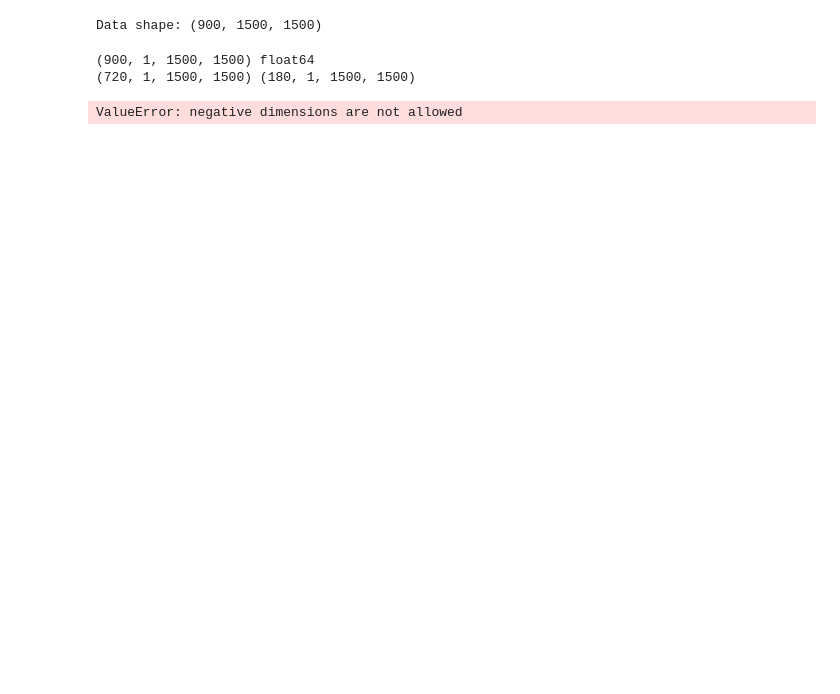
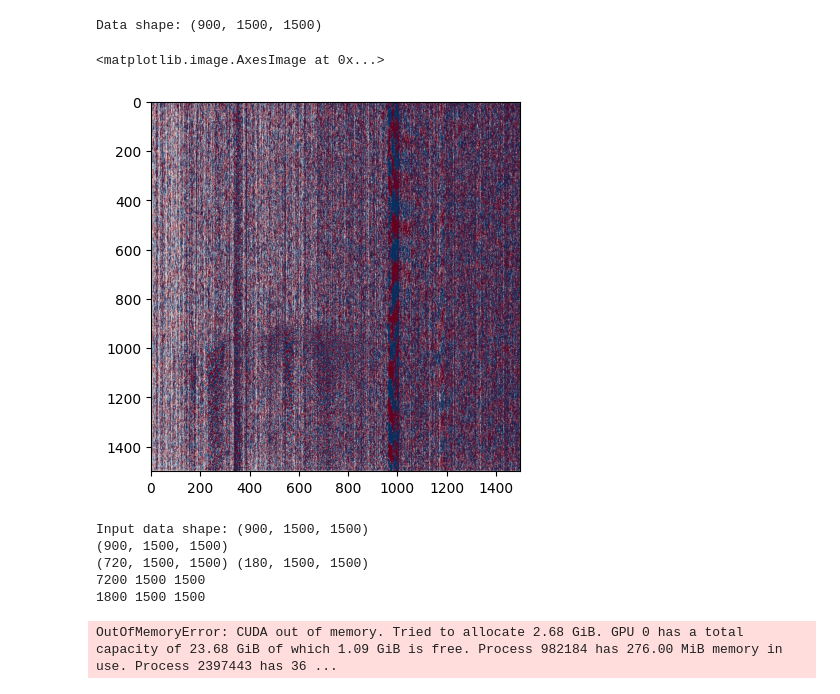
Before and after one commit to uwfiberlab/FM_Denoising_DAS, a Jupyter notebook: src/train_model.ipynb, the cells around one changed output. Cells and saved outputs as stored; diff of their text form; code cells hidden in the pictures; blank space fills up the shorter version.

```diff
--- a/src/train_model.ipynb
+++ b/src/train_model.ipynb
@@ -28,6 +29,11 @@ data_array = np.stack(data_list)
 print(f"Data shape: {data_array.shape}")
 # %% [output]
 Data shape: (900, 1500, 1500)
+# %%
+plt.imshow(data_array[1, :, :], cmap="RdBu", vmin=-0.1, vmax=0.1)
+# %% [output]
+<matplotlib.image.AxesImage at 0x...>
+[figure, added]
 # %%
 class EarlyStopping:
     """Early stops the training if validation loss doesn't improve after a given patience."""
@@ -197,11 +205,28 @@ def train(data): # data is a numpy array
 
     return model, avg_train_losses, avg_valid_losses
 # %%
-model, avg_train_losses, avg_valid_losses = train(data_array)
+# gc.collect()
+# model, avg_train_losses, avg_valid_losses = train(data_array)
+
+# Train the model with the correct data format
+
+gc.collect()
+
+# Fix the data format issue by reshaping the data
+# The dataflow class expects data in shape (N, X, T) not (N, C, X, T)
+fixed_data = data_array  # Use original data shape (N, X, T)
+
+print(f"Input data shape: {fixed_data.shape}")
+
+# Call the train function with correctly shaped data
+model, avg_train_losses, avg_valid_losses = train(fixed_data)
 # %% [output]
-(900, 1, 1500, 1500) float64
-(720, 1, 1500, 1500) (180, 1, 1500, 1500)
+Input data shape: (900, 1500, 1500)
+(900, 1500, 1500)
+(720, 1500, 1500) (180, 1500, 1500)
+7200 1500 1500
+1800 1500 1500
-ValueError: negative dimensions are not allowed
+OutOfMemoryError: CUDA out of memory. Tried to allocate 2.68 GiB. GPU 0 has a total capacity of 23.68 GiB of which 1.09 GiB is free. Process 982184 has 276.00 MiB memory in use. Process 2397443 has 36 ...
 # %%
 # Plot the training and validation losses
 plt.figure(figsize=(10, 5))
```
Also changed, not shown: parts of 3 cells of this notebook, 2 other files.
